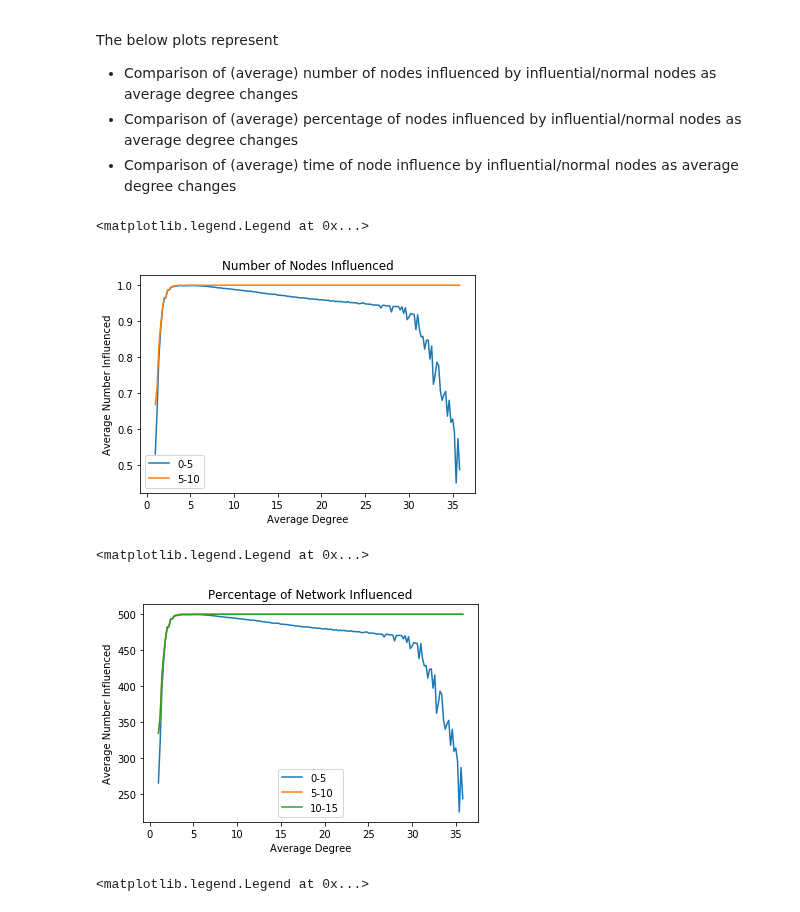
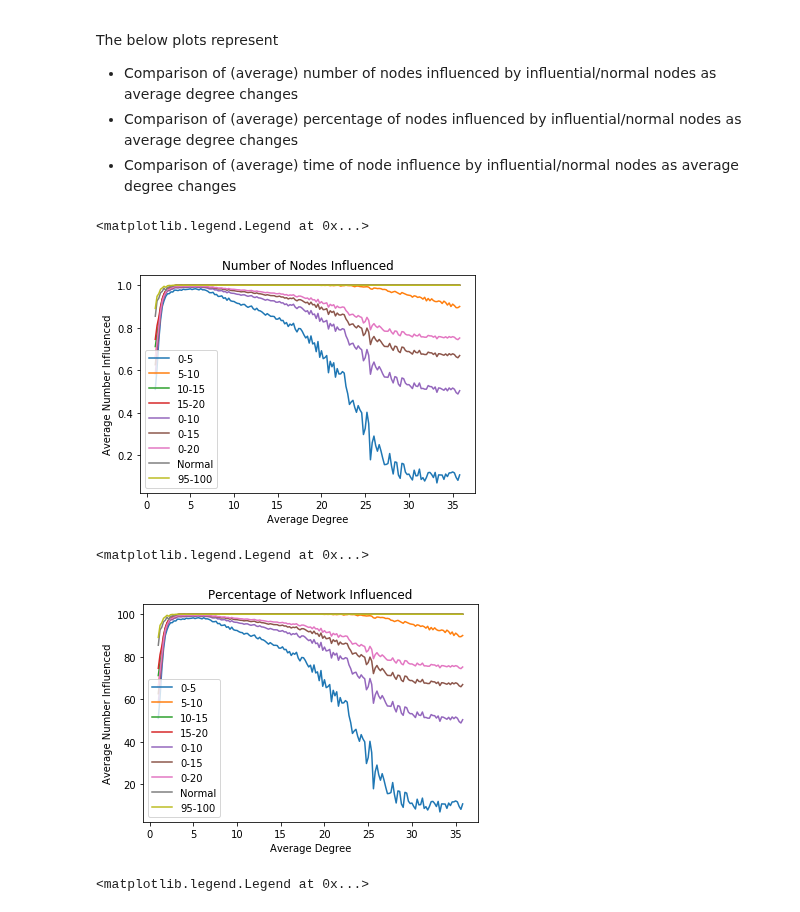
Before and after one commit to MiLinny/Influentials, a Jupyter notebook: Code/Simulator_RG_PC.ipynb, the cells around one changed output. Cells and saved outputs as stored; diff of their text form; code cells hidden in the pictures.

```diff
--- a/Code/Simulator_RG_PC.ipynb
+++ b/Code/Simulator_RG_PC.ipynb
@@ -31,7 +31,7 @@ The following code is for simulating and measuring the cascade of influentials.
 ############################# Parameters #############################
 ######################################################################
 
-N = 500
+N = 100
 phi = 0.18
 max_n_avg = 36
 increment = 0.2
@@ -111,37 +111,37 @@ The below plots represent
 # %%
 plt.plot(n_avg, N_05)
 plt.plot(n_avg, N_10)
-#plt.plot(n_avg, N_15)
-#plt.plot(n_avg, N_20)
-#plt.plot(n_avg, N_010)
-#plt.plot(n_avg, N_015)
-#plt.plot(n_avg, N_020)
-#plt.plot(n_avg, N_n)
-#plt.plot(n_avg, N_95)
+plt.plot(n_avg, N_15)
+plt.plot(n_avg, N_20)
+plt.plot(n_avg, N_010)
+plt.plot(n_avg, N_015)
+plt.plot(n_avg, N_020)
+plt.plot(n_avg, N_n)
+plt.plot(n_avg, N_95)
 plt.ylabel("Average Number Influenced")
 plt.xlabel("Average Degree")
 plt.title("Number of Nodes Influenced")
 plt.legend(names)
 # %% [output]
 <matplotlib.legend.Legend at 0x...>
-[figure, old version]
+[figure, new version]
 # %%
 plt.plot(n_avg, S_05)
 plt.plot(n_avg, S_10)
 plt.plot(n_avg, S_15)
-#plt.plot(n_avg, S_20)
-#plt.plot(n_avg, S_010)
-#plt.plot(n_avg, S_015)
-#plt.plot(n_avg, S_020)
-#plt.plot(n_avg, S_n)
-#plt.plot(n_avg, S_95)
+plt.plot(n_avg, S_20)
+plt.plot(n_avg, S_010)
+plt.plot(n_avg, S_015)
+plt.plot(n_avg, S_020)
+plt.plot(n_avg, S_n)
+plt.plot(n_avg, S_95)
 plt.ylabel("Average Number Influenced")
 plt.xlabel("Average Degree")
 plt.title("Percentage of Network Influenced")
 plt.legend(names)
 # %% [output]
 <matplotlib.legend.Legend at 0x...>
-[figure, old version]
+[figure, new version]
 # %%
 plt.plot(n_avg, T_05)
 plt.plot(n_avg, T_10)
```
Also changed, not shown: parts of 1 cell of this notebook, 1 other file.
